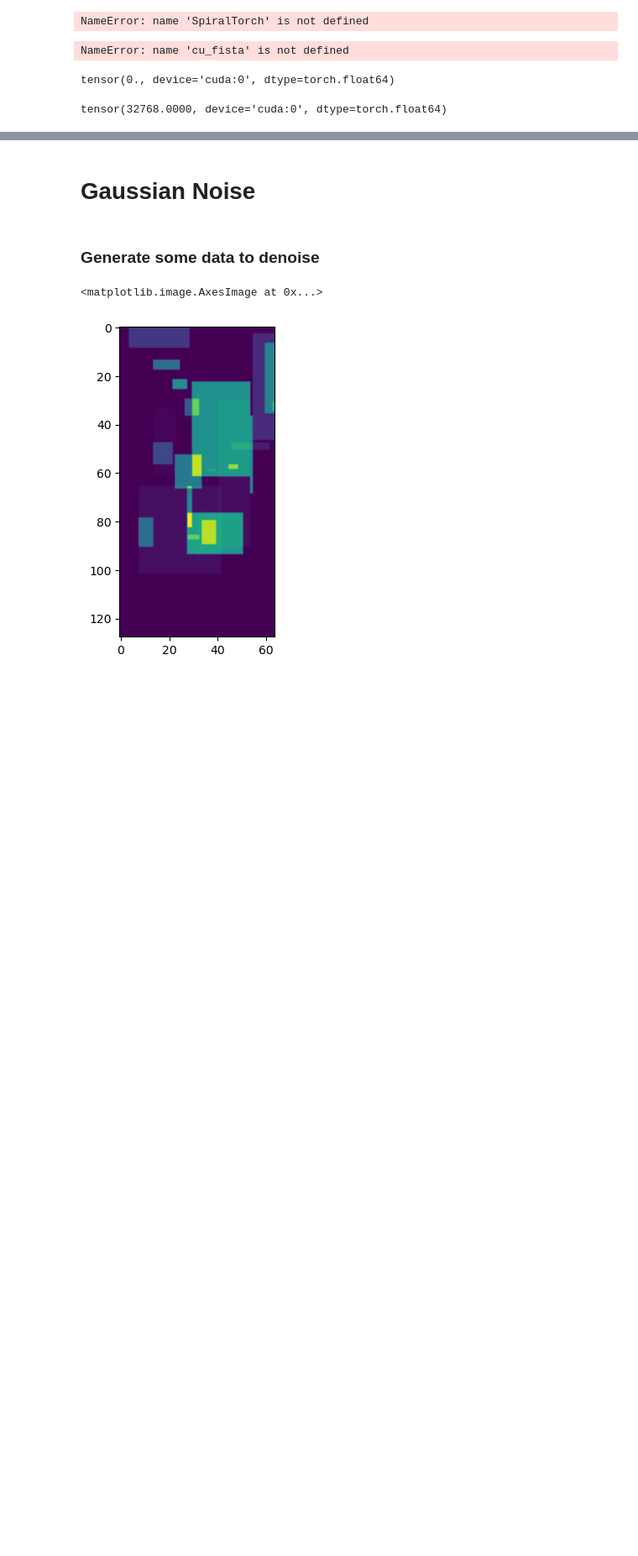
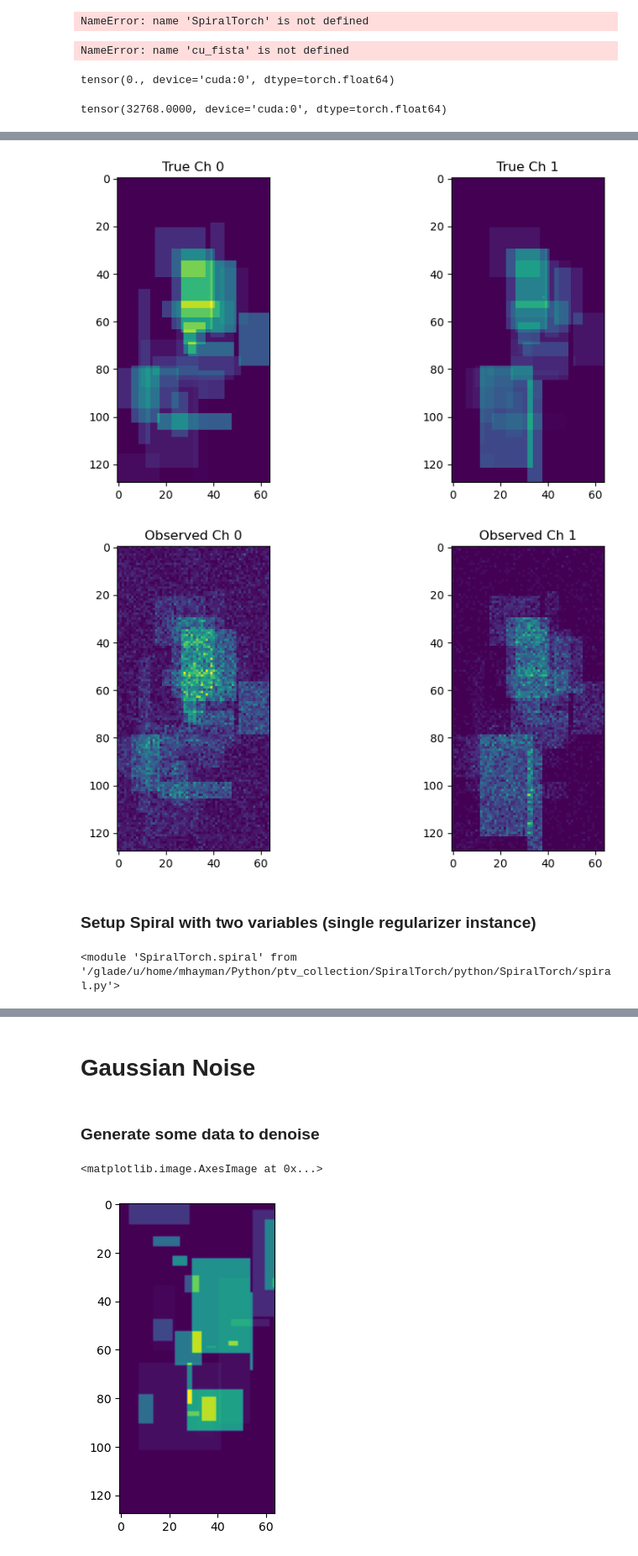
Before and after one commit to NCAR/SpiralTorch, a Jupyter notebook: notebooks/casper/RunSparsa.ipynb, the cells around one changed output, grey strips where cells are left out. Shown: that part at 84% size. Cells and saved outputs as stored; diff of their text form; code cells hidden in the pictures; blank space fills up the shorter version.

Commit message:
multi-variable spiral runs with updates

```diff
--- a/notebooks/casper/RunSparsa.ipynb
+++ b/notebooks/casper/RunSparsa.ipynb
@@ -366,0 +398,30 @@ tensor(32768.0000, device='cuda:0', dtype=torch.float64)
+# %%
+y_obs_fit_lst = []
+y_obs_val_lst = []
+# create fit and validation data for the scene
+for ch_idx, alpha_arr in enumerate(alpha_arr_lst):
+    y_obs_fit_lst.append(np.random.poisson(alpha_arr))
+    y_obs_val_lst.append(np.random.poisson(alpha_arr))
+# %%
+fig,ax = plt.subplots(1,len(alpha_arr_lst),figsize=(10,5))
+for ch_idx, alpha_arr in enumerate(alpha_arr_lst):
+    im = ax[ch_idx].imshow(alpha_arr)
+    ax[ch_idx].set_title(f"True Ch {ch_idx}")
+    if ch_idx == 0:
+        clim = im.get_clim()
+    else:
+        im.set_clim(clim)
+
+fig,ax = plt.subplots(1,len(alpha_arr_lst),figsize=(10,5))
+for ch_idx, y_arr in enumerate(y_obs_fit_lst):
+    im = ax[ch_idx].imshow(y_arr)
+    ax[ch_idx].set_title(f"Observed Ch {ch_idx}")
+    if ch_idx == 0:
+        clim = im.get_clim()
+    else:
+        im.set_clim(clim)
+# %% [output]
+[figure, added]
+[figure, added]
+# %% [markdown]
+### Setup Spiral with two variables (single regularizer instance)
@@ -366,0 +470,4 @@ tensor(32768.0000, device='cuda:0', dtype=torch.float64)
+# %%
+importlib.reload(spiral)
+# %% [output]
+<module 'SpiralTorch.spiral' from '/glade/u/home/mhayman/Python/ptv_collection/SpiralTorch/python/SpiralTorch/spiral.py'>
```
Also changed, not shown: parts of 27 cells of this notebook, 1 other file.
